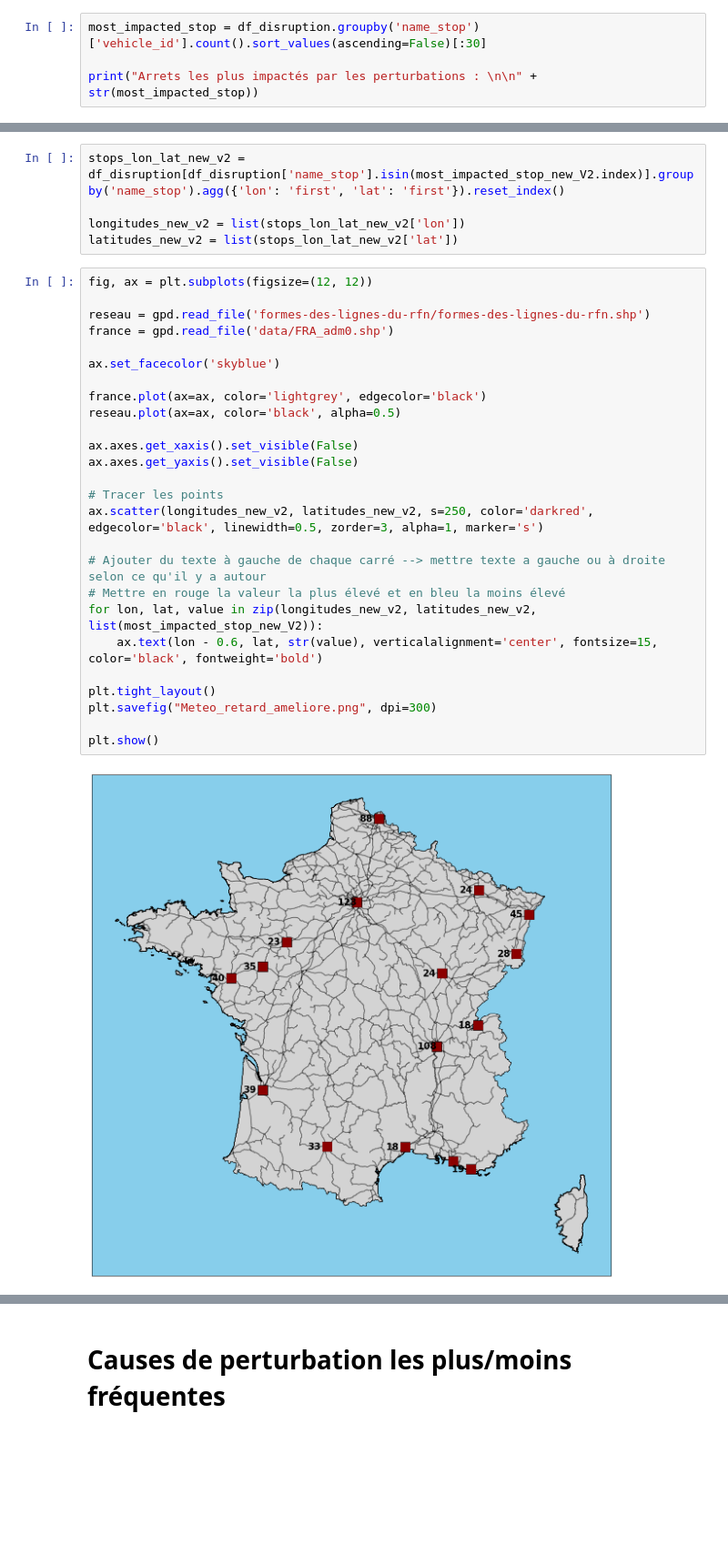
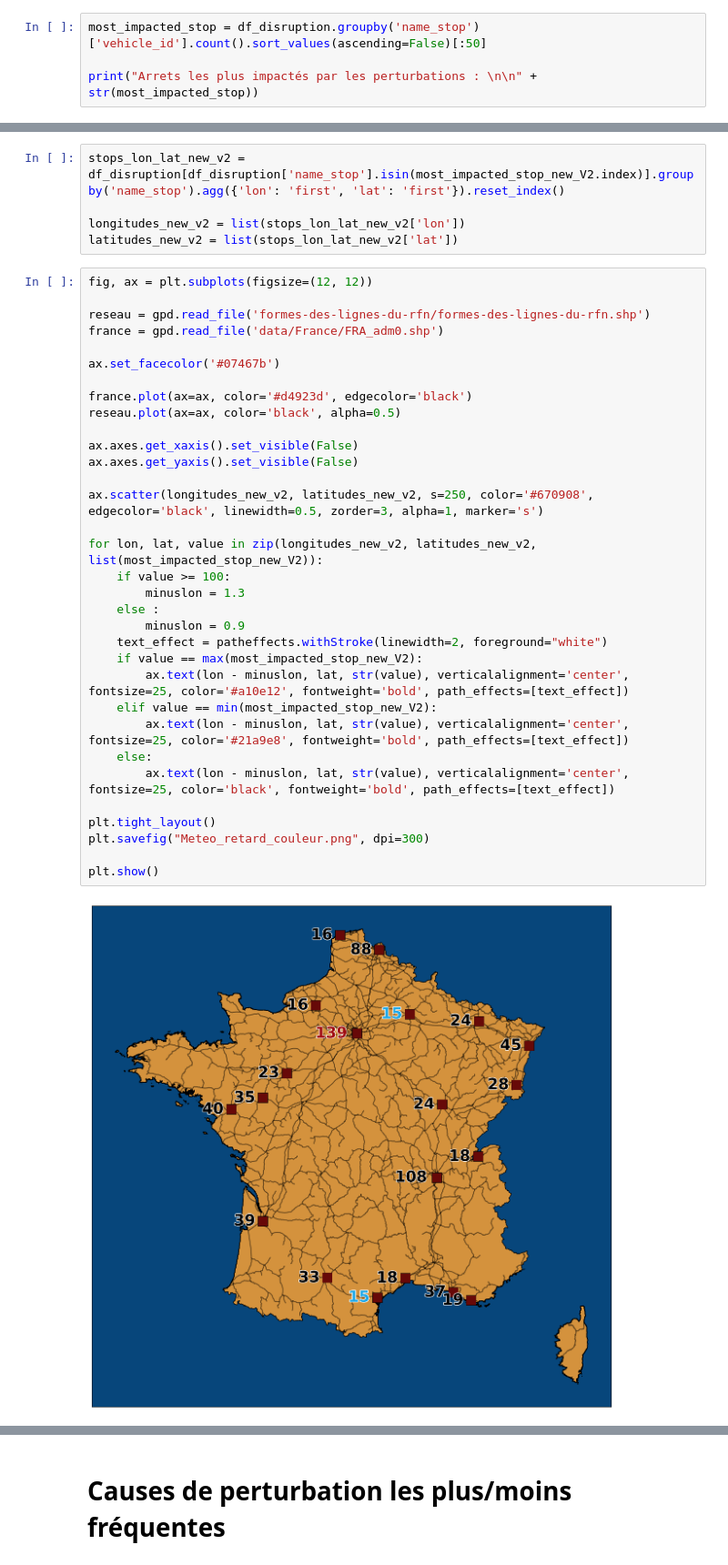
Before and after one commit to KylianSts/Perturbations_transport_public, a Jupyter notebook: TGV_TER_database_analysis.ipynb, the cells around one changed output, grey strips where cells are left out. Shown at 91% size. Cells and saved outputs as stored; diff of their text form; blank space fills up the shorter version.

```diff
--- a/TGV_TER_database_analysis.ipynb
+++ b/TGV_TER_database_analysis.ipynb
@@ -521,7 +522,7 @@ Name: vehicle_id, dtype: int64
 
 --> Météo des retards
 # %%
-most_impacted_stop = df_disruption.groupby('name_stop')['vehicle_id'].count().sort_values(ascending=False)[:30]
+most_impacted_stop = df_disruption.groupby('name_stop')['vehicle_id'].count().sort_values(ascending=False)[:50]
 
 print("Arrets les plus impactés par les perturbations : \n\n" + str(most_impacted_stop))
 # %% [output]
@@ -702,28 +703,35 @@ latitudes_new_v2 = list(stops_lon_lat_new_v2['lat'])
 # %%
 fig, ax = plt.subplots(figsize=(12, 12))
 
 reseau = gpd.read_file('formes-des-lignes-du-rfn/formes-des-lignes-du-rfn.shp')
-france = gpd.read_file('data/FRA_adm0.shp')
+france = gpd.read_file('data/France/FRA_adm0.shp')
 
-ax.set_facecolor('skyblue')
+ax.set_facecolor('#07467b')
 
-france.plot(ax=ax, color='lightgrey', edgecolor='black')
+france.plot(ax=ax, color='#d4923d', edgecolor='black')
 reseau.plot(ax=ax, color='black', alpha=0.5)
 
 ax.axes.get_xaxis().set_visible(False)
 ax.axes.get_yaxis().set_visible(False)
 
-# Tracer les points
-ax.scatter(longitudes_new_v2, latitudes_new_v2, s=250, color='darkred', edgecolor='black', linewidth=0.5, zorder=3, alpha=1, marker='s')
+ax.scatter(longitudes_new_v2, latitudes_new_v2, s=250, color='#670908', edgecolor='black', linewidth=0.5, zorder=3, alpha=1, marker='s')
 
-# Ajouter du texte à gauche de chaque carré --> mettre texte a gauche ou à droite selon ce qu'il y a autour
-# Mettre en rouge la valeur la plus élevé et en bleu la moins élevé
 for lon, lat, value in zip(longitudes_new_v2, latitudes_new_v2, list(most_impacted_stop_new_V2)):
-    ax.text(lon - 0.6, lat, str(value), verticalalignment='center', fontsize=15, color='black', fontweight='bold')
+    if value >= 100:
+        minuslon = 1.3
+    else :
+        minuslon = 0.9
+    text_effect = patheffects.withStroke(linewidth=2, foreground="white")
+    if value == max(most_impacted_stop_new_V2):
+        ax.text(lon - minuslon, lat, str(value), verticalalignment='center', fontsize=25, color='#a10e12', fontweight='bold', path_effects=[text_effect])
+    elif value == min(most_impacted_stop_new_V2):
+        ax.text(lon - minuslon, lat, str(value), verticalalignment='center', fontsize=25, color='#21a9e8', fontweight='bold', path_effects=[text_effect])
+    else:
+        ax.text(lon - minuslon, lat, str(value), verticalalignment='center', fontsize=25, color='black', fontweight='bold', path_effects=[text_effect])
 
 plt.tight_layout()
-plt.savefig("Meteo_retard_ameliore.png", dpi=300)
+plt.savefig("Meteo_retard_couleur.png", dpi=300)
 
 plt.show()
 # %% [output]
-[figure, old version]
+[figure, new version]
```
Also changed, not shown: parts of 7 cells of this notebook.
